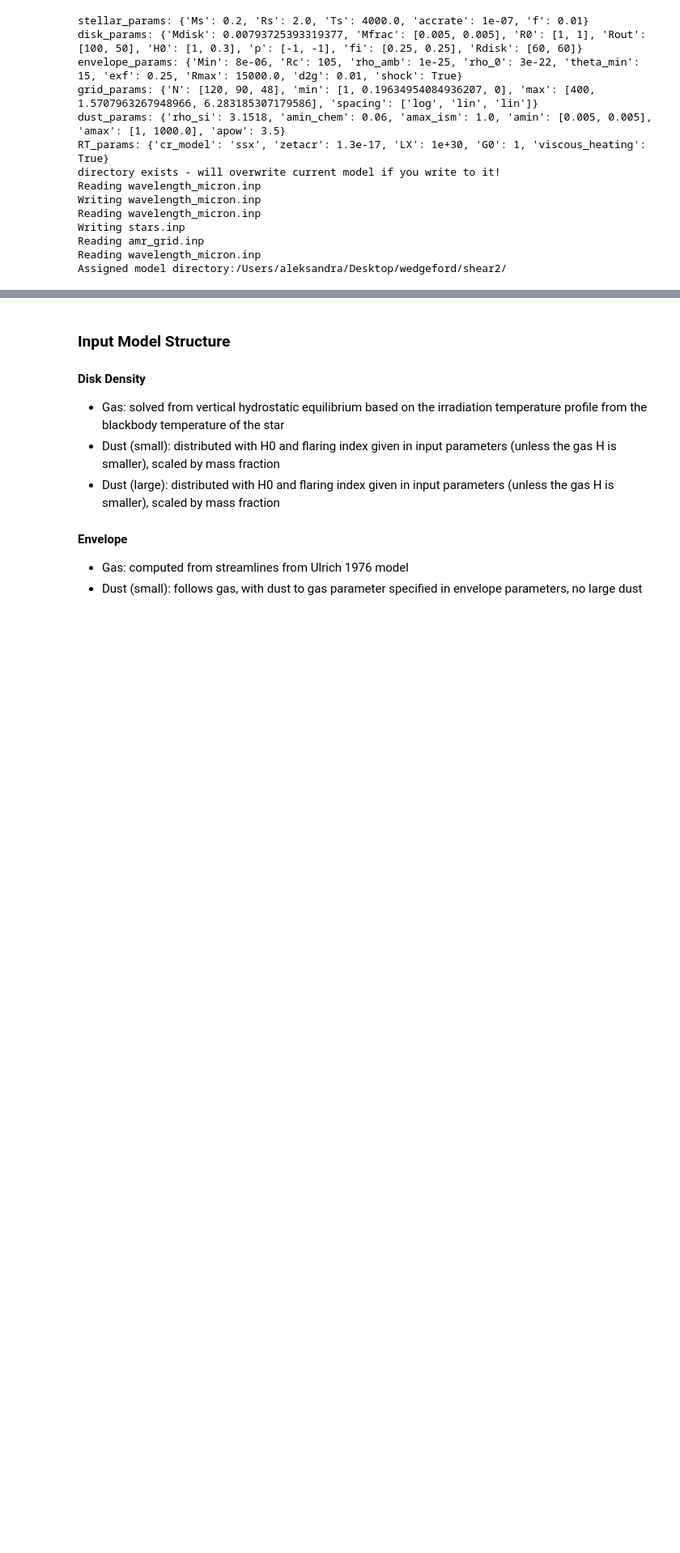
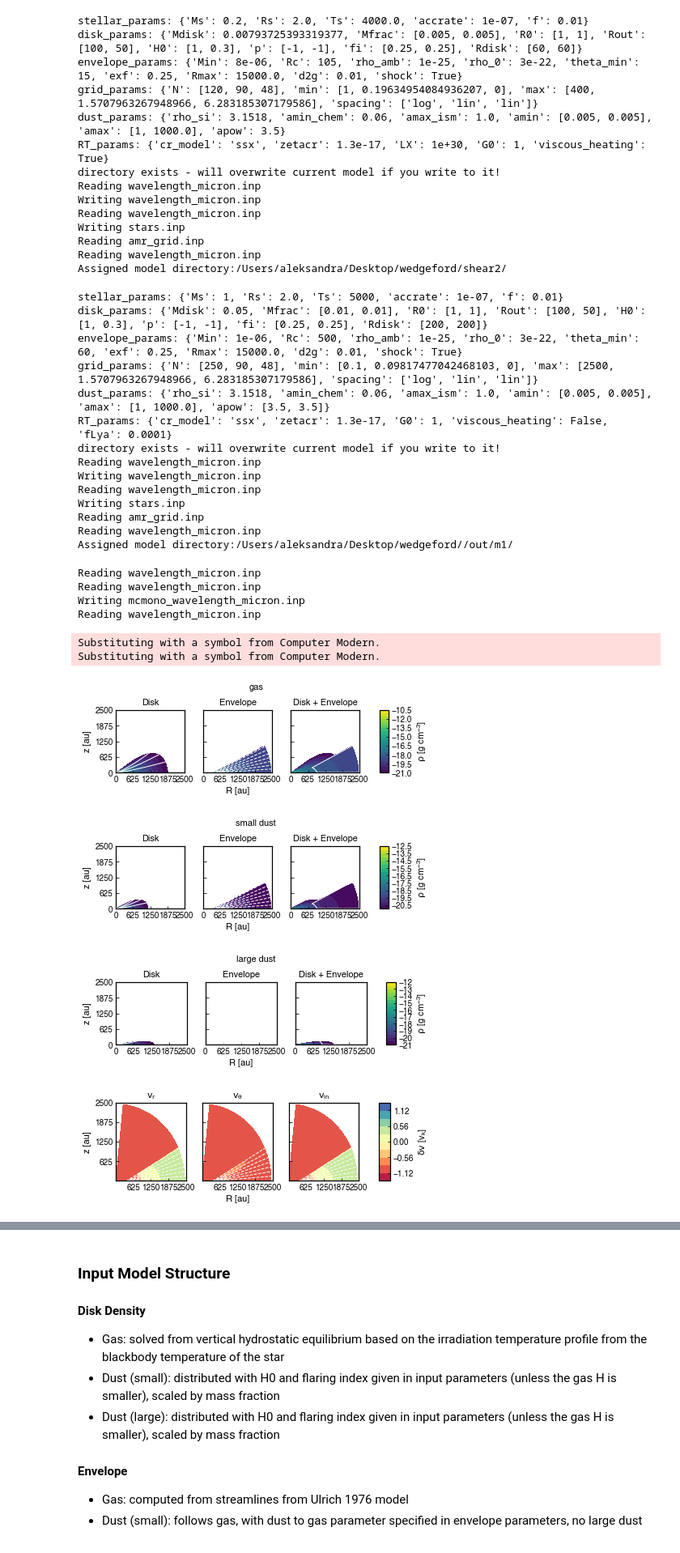
Before and after one commit to uconn-origins/wedgeford, a Jupyter notebook: make_model.ipynb, the cells around one changed output, grey strips where cells are left out. Shown at 81% size. Drawn from its saved outputs; the diff is of its cells as text; code cells hidden in the pictures; blank space fills up the shorter version.

```diff
--- a/make_model.ipynb
+++ b/make_model.ipynb
@@ -209,3 +209,43 @@ Writing stars.inp
 Reading amr_grid.inp
 Reading wavelength_micron.inp
 Assigned model directory:/Users/aleksandra/Desktop/wedgeford/shear2/
+# %%
+p1 = {'Ms': 1, 'Rs': 2.0, 'Ts': 5000, 'accrate':1e-7,'f':0.01, 'Mdisk': 0.05, 'Mfrac': [0.01,0.01],'R0':[1,1], 'Rout':[100,50], 'H0':[1,0.3], 'p':[-1,-1], 'Rdisk':[200,200],'Min': 1e-6, 'Rc':500, 'rho_amb':1e-25, 'rho_0': 3e-22,'theta_min':60,'exf':0.25,'Rmax':1.5e4, 'd2g': 0.01, 'shock':True,'N':[250,90,48], 'min':[0.1,pi/32.,0], 'max':[2500,pi/2.,2*pi], 'spacing':['log','lin','lin'],'rho_si':3.1518, 'amin_chem':0.06, 'amax_ism': 1.0, 'amin': [0.005,0.005], 'amax': [1,1e3], 'apow': [3.5,3.5],'cr_model': 'ssx','zetacr': 1.3e-17, 'LX': 1e30, 'G0':1, 'viscous_heating':False}
+
+m1 = initialize_model(p1,outdir='/out/m1/')
+
+save_setup_fig(m1,rlim=2500)
+
+#prep_thermal_transfer(m1,nphot=100000)
+
+#print('ready to do thermal montecarlo!')
+
+#do_thermal_transfer(m0,nt=8)
+#print('thermal monte carlo done!')
+
+#save_dustRT(m0)
+# %% [output]
+stellar_params: {'Ms': 1, 'Rs': 2.0, 'Ts': 5000, 'accrate': 1e-07, 'f': 0.01}
+disk_params: {'Mdisk': 0.05, 'Mfrac': [0.01, 0.01], 'R0': [1, 1], 'Rout': [100, 50], 'H0': [1, 0.3], 'p': [-1, -1], 'fi': [0.25, 0.25], 'Rdisk': [200, 200]}
+envelope_params: {'Min': 1e-06, 'Rc': 500, 'rho_amb': 1e-25, 'rho_0': 3e-22, 'theta_min': 60, 'exf': 0.25, 'Rmax': 15000.0, 'd2g': 0.01, 'shock': True}
+grid_params: {'N': [250, 90, 48], 'min': [0.1, 0.09817477042468103, 0], 'max': [2500, 1.5707963267948966, 6.283185307179586], 'spacing': ['log', 'lin', 'lin']}
+dust_params: {'rho_si': 3.1518, 'amin_chem': 0.06, 'amax_ism': 1.0, 'amin': [0.005, 0.005], 'amax': [1, 1000.0], 'apow': [3.5, 3.5]}
+RT_params: {'cr_model': 'ssx', 'zetacr': 1.3e-17, 'G0': 1, 'viscous_heating': False, 'fLya': 0.0001}
+directory exists - will overwrite current model if you write to it!
+Reading wavelength_micron.inp
+Writing wavelength_micron.inp
+Reading wavelength_micron.inp
+Writing stars.inp
+Reading amr_grid.inp
+Reading wavelength_micron.inp
+Assigned model directory:/Users/aleksandra/Desktop/wedgeford//out/m1/
+Reading wavelength_micron.inp
+Reading wavelength_micron.inp
+Writing mcmono_wavelength_micron.inp
+Reading wavelength_micron.inp
+Substituting with a symbol from Computer Modern.
+Substituting with a symbol from Computer Modern.
+[figure, added]
+[figure, added]
+[figure, added]
+[figure, added]
```
Also changed, not shown: parts of 1 cell of this notebook, 5 other files.
